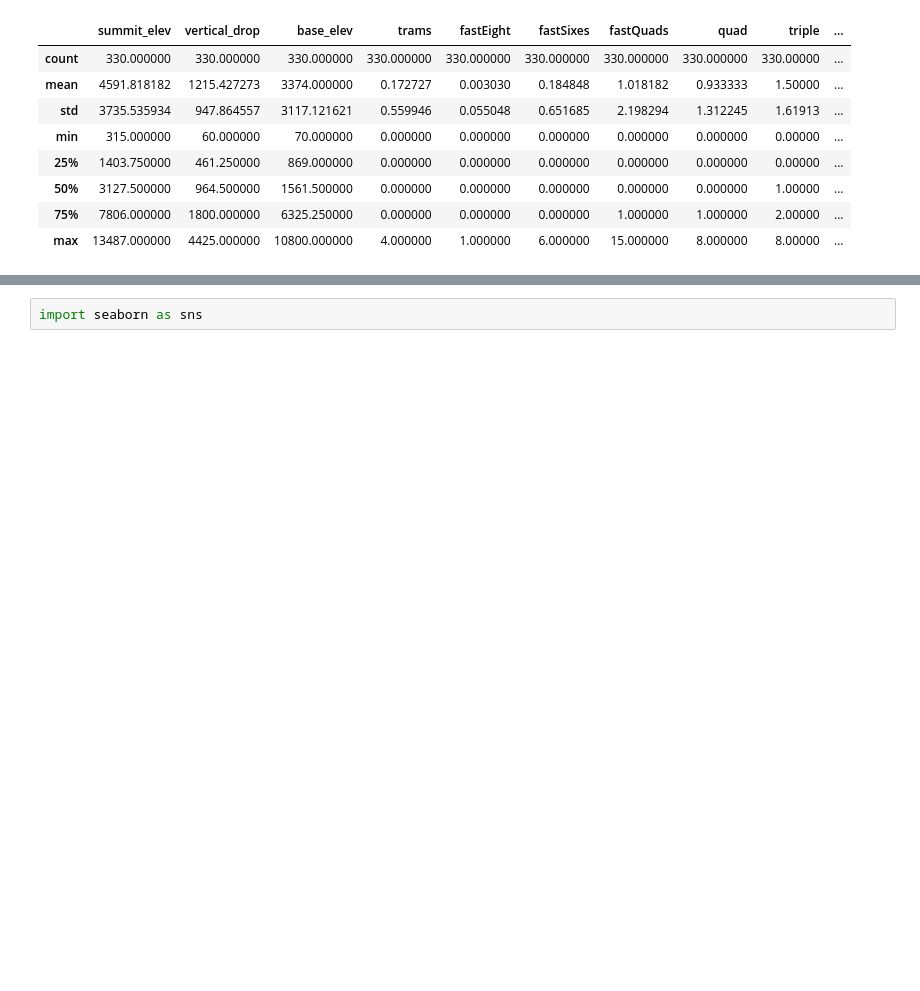
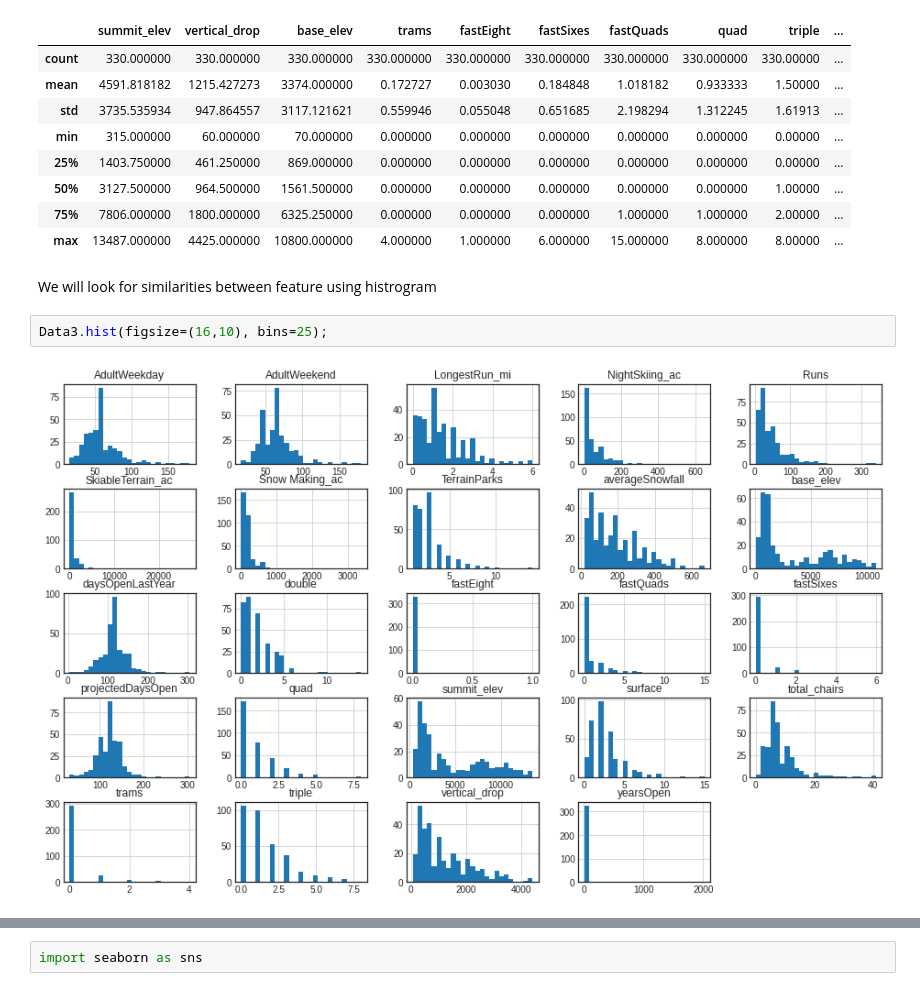
Before and after one commit to CelestineOkpataku/Springboard, a Jupyter notebook: Guided_Capstone.ipynb, the cells around one changed output, grey strips where cells are left out. Drawn from its saved outputs; the diff is of its cells as text; blank space fills up the shorter version.

Commit message:
Created using Colaboratory updated

```diff
--- a/Guided_Capstone.ipynb
+++ b/Guided_Capstone.ipynb
@@ -378,3 +378,9 @@ Data3.describe()
 | 50% | 3127.500000 | 964.500000 | 1561.500000 | 0.000000 | 0.000000 | 0.000000 | 0.000000 | 0.000000 | 1.00000 | ... |
 | 75% | 7806.000000 | 1800.000000 | 6325.250000 | 0.000000 | 0.000000 | 0.000000 | 1.000000 | 1.000000 | 2.00000 | ... |
 | max | 13487.000000 | 4425.000000 | 10800.000000 | 4.000000 | 1.000000 | 6.000000 | 15.000000 | 8.000000 | 8.00000 | ... |
+# %% [markdown]
+We will look for similarities between feature using histrogram
+# %%
+Data3.hist(figsize=(16,10), bins=25);
+# %% [output]
+[figure, added]
```
Also changed, not shown: parts of 4 cells of this notebook.
